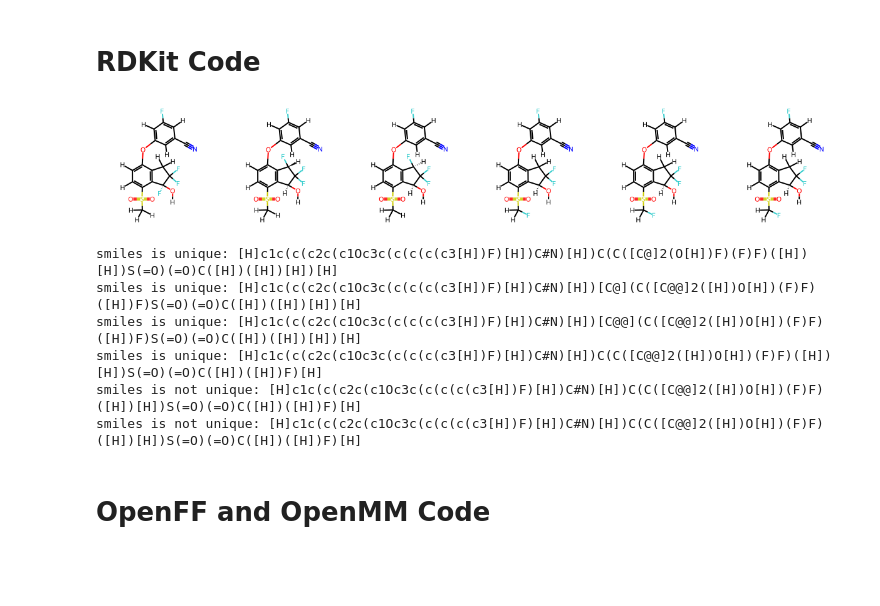
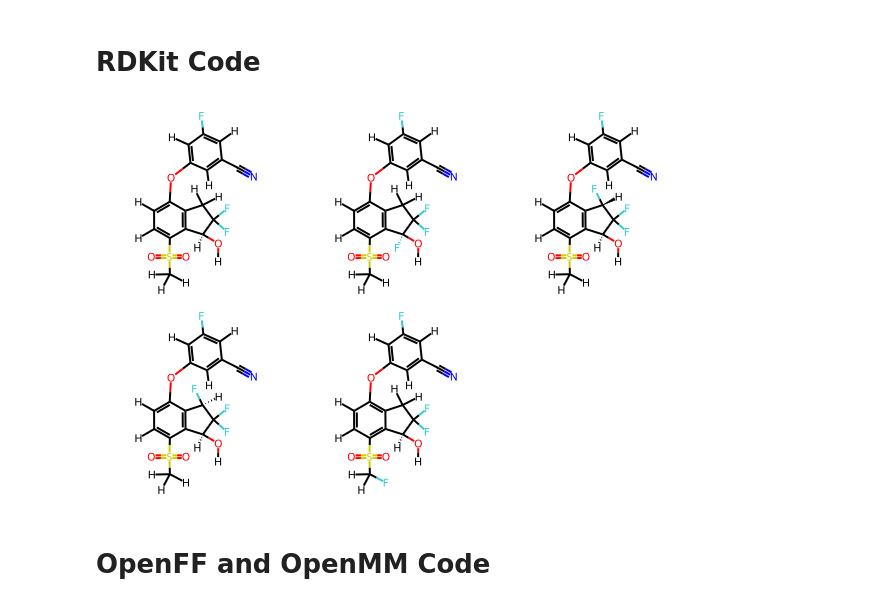
Before and after one commit to openforcefield/2023-workshop-vignettes, a Jupyter notebook: G-rdkit-ligand-modification.ipynb, the cells around one changed output. Cells and saved outputs as stored; diff of their text form; code cells hidden in the pictures; blank space fills up the shorter version.

Commit message:
rdkit vignette cleanups

```diff
--- a/G-rdkit-ligand-modification.ipynb
+++ b/G-rdkit-ligand-modification.ipynb
@@ -23,7 +25,7 @@ rxn = rdkit.Chem.rdChemReactions.ReactionFromSmarts(
 )
 products = rxn.RunReactants([rdmol])
 sanitized_products = []
-mols_for_drawing = []
+#mols_for_drawing = [rdmol]
 
 for product in products:
     mol_copy = rdkit.Chem.Mol(product[0])
@@ -32,36 +34,42 @@ for product in products:
     rdkit.Chem.Kekulize(mol_copy, clearAromaticFlags=True)
     rdkit.Chem.SetAromaticity(mol_copy, rdkit.Chem.AromaticityModel.AROMATICITY_MDL)
     sanitized_products.append(mol_copy)
+
     # Prepare molecules to be drawn as a grid image.
     # I don't like the 3D projections so I remove the conformers here.
-    mol_for_drawing = rdkit.Chem.Mol(mol_copy)
-    rdkit.Chem.rdchem.Mol.RemoveAllConformers(mol_copy)
-    mols_for_drawing.append(mol_copy)
+    #mol_for_drawing = rdkit.Chem.Mol(mol_copy)
+    #rdkit.Chem.rdchem.Mol.RemoveAllConformers(mol_for_drawing)
+    #mols_for_drawing.append(mol_for_drawing)
 
-rdkit.Chem.Draw.MolsToGridImage(mols_for_drawing,
-                               molsPerRow=6)
+#rdkit.Chem.Draw.MolsToGridImage(mols_for_drawing,
+#                               molsPerRow=6)
-# %% [output]
-[figure, removed]
+# %%
+# Since some substitutions won't actually lead to a "new" molecule, filter by isomeric SMILES
+unique_offmols = [orig_ligand]
+rdmols_for_drawing = [rdmol]
+
+seen_smiles = set()
+for san_prod in sanitized_products:
+    offmol = Molecule.from_rdkit(san_prod)
+    smi = offmol.to_smiles()
+    if smi not in seen_smiles:
+        print(f"smiles is unique: {smi}")
+        unique_offmols.append(offmol)
+        seen_smiles.add(smi)
+        rdmols_for_drawing.append(san_prod)
+
+    else:
+        print(f"smiles is not unique: {smi}")
 # %%
-# Since some substitutions won't actually lead to a "new" molecule, filter by isomeric SMILES
-unique_offmols = [orig_ligand]
-seen_smiles = set()
-for san_prod in sanitized_products:
-    offmol = Molecule.from_rdkit(san_prod)
-    smi = offmol.to_smiles()
-    if smi not in seen_smiles:
-        print(f"smiles is unique: {smi}")
-        unique_offmols.append(offmol)
-        seen_smiles.add(smi)
-    else:
-        print(f"smiles is not unique: {smi}")
+# Prepare rdmols molecules to be drawn as a grid image.
+# I don't like the 3D projections so I remove the conformers here.
+
+for rdmol_for_drawing in rdmols_for_drawing:
+    rdkit.Chem.rdchem.Mol.RemoveAllConformers(rdmol_for_drawing)
+rdkit.Chem.Draw.MolsToGridImage(rdmols_for_drawing,
+                                molsPerRow=3)
 # %% [output]
-smiles is unique: [H]c1c(c(c2c(c1Oc3c(c(c(c(c3[H])F)[H])C#N)[H])C(C([C@]2(O[H])F)(F)F)([H])[H])S(=O)(=O)C([H])([H])[H])[H]
-smiles is unique: [H]c1c(c(c2c(c1Oc3c(c(c(c(c3[H])F)[H])C#N)[H])[C@](C([C@@]2([H])O[H])(F)F)([H])F)S(=O)(=O)C([H])([H])[H])[H]
-smiles is unique: [H]c1c(c(c2c(c1Oc3c(c(c(c(c3[H])F)[H])C#N)[H])[C@@](C([C@@]2([H])O[H])(F)F)([H])F)S(=O)(=O)C([H])([H])[H])[H]
-smiles is unique: [H]c1c(c(c2c(c1Oc3c(c(c(c(c3[H])F)[H])C#N)[H])C(C([C@@]2([H])O[H])(F)F)([H])[H])S(=O)(=O)C([H])([H])F)[H]
-smiles is not unique: [H]c1c(c(c2c(c1Oc3c(c(c(c(c3[H])F)[H])C#N)[H])C(C([C@@]2([H])O[H])(F)F)([H])[H])S(=O)(=O)C([H])([H])F)[H]
-smiles is not unique: [H]c1c(c(c2c(c1Oc3c(c(c(c(c3[H])F)[H])C#N)[H])C(C([C@@]2([H])O[H])(F)F)([H])[H])S(=O)(=O)C([H])([H])F)[H]
+[figure, added]
 # %% [markdown]
 # OpenFF and OpenMM Code
 # %%
```
Also changed, not shown: parts of 1 cell of this notebook.
